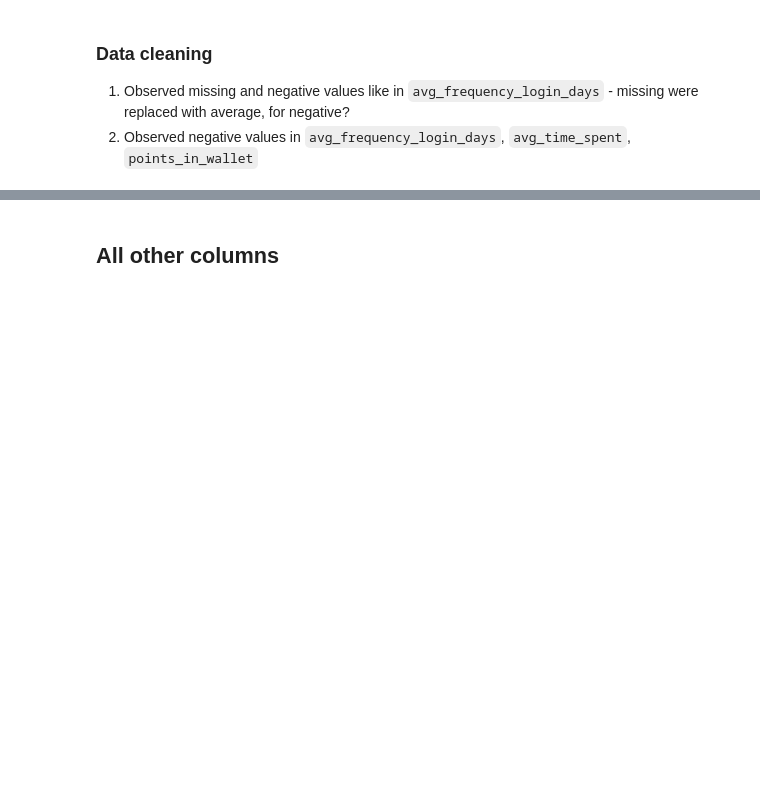
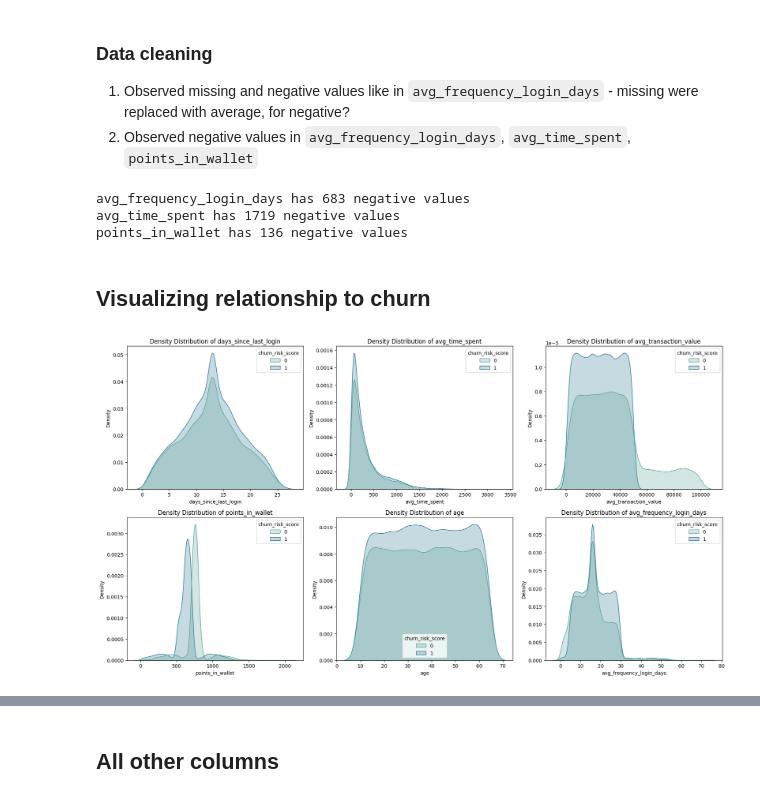
Before and after one commit to aviraljain99/customer-churn-analysis, a Jupyter notebook: dataset_eda.ipynb, the cells around one changed output, grey strips where cells are left out. Drawn from its saved outputs; the diff is of its cells as text; code cells hidden in the pictures; blank space fills up the shorter version.

Commit message:
eda: completed eda and moving to data processing

```diff
--- a/dataset_eda.ipynb
+++ b/dataset_eda.ipynb
@@ -186,3 +192,50 @@ df[numerical_columns].describe()
 
 1. Observed missing and negative values like in `avg_frequency_login_days` - missing were replaced with average, for negative?
 2. Observed negative values in `avg_frequency_login_days`, `avg_time_spent`, `points_in_wallet`
+# %%
+# Replace -999 with median of days_since_last_login
+df.loc[df["days_since_last_login"] < 0, "days_since_last_login"] = pd.NA
+df["days_since_last_login"] = df["days_since_last_login"].fillna(df["days_since_last_login"].median()) # TODO change this to +- a few days generated at random, centered at the median
+# %%
+cols_with_negatives = ['avg_frequency_login_days', 'avg_time_spent', 'points_in_wallet']
+for col in cols_with_negatives:
+    neg_count = (df[col] < 0).sum()
+    print(f"{col} has {neg_count} negative values")
+
+# avg_frequency_login_days has 683 negative values
+# avg_time_spent has 1719 negative values
+# points_in_wallet has 136 negative values
+# %% [output]
+avg_frequency_login_days has 683 negative values
+avg_time_spent has 1719 negative values
+points_in_wallet has 136 negative values
+# %%
+# Replace with absolute value, values are not as numerous as to change the distribution massively # TODO
+cols_to_fix = ['avg_frequency_login_days', 'avg_time_spent', 'points_in_wallet']
+
+for col in cols_to_fix:
+    df[col] = df[col].abs()
+# %% [markdown]
+## Visualizing relationship to churn
+# %%
+# Updated list of numeric columns
+num_cols = ['days_since_last_login', 'avg_time_spent', 'avg_transaction_value', 'points_in_wallet', 'age', "avg_frequency_login_days"]
+
+n_cols = 3
+n_rows = math.ceil(len(num_cols) / n_cols)
+fig, axes = plt.subplots(n_rows, n_cols, figsize=(18, n_rows * 5))
+axes = axes.flatten()
+
+for i, col in enumerate(num_cols):
+    sns.kdeplot(data=df, x=col, hue='churn_risk_score', fill=True, ax=axes[i], palette='crest')
+    axes[i].set_title(f'Density Distribution of {col}')
+    axes[i].set_xlabel(col)
+
+# Remove empty subplots
+for j in range(i + 1, len(axes)):
+    fig.delaxes(axes[j])
+
+plt.tight_layout()
+plt.show()
+# %% [output]
+[figure, added]
```
Also changed, not shown: parts of 30 cells of this notebook.
